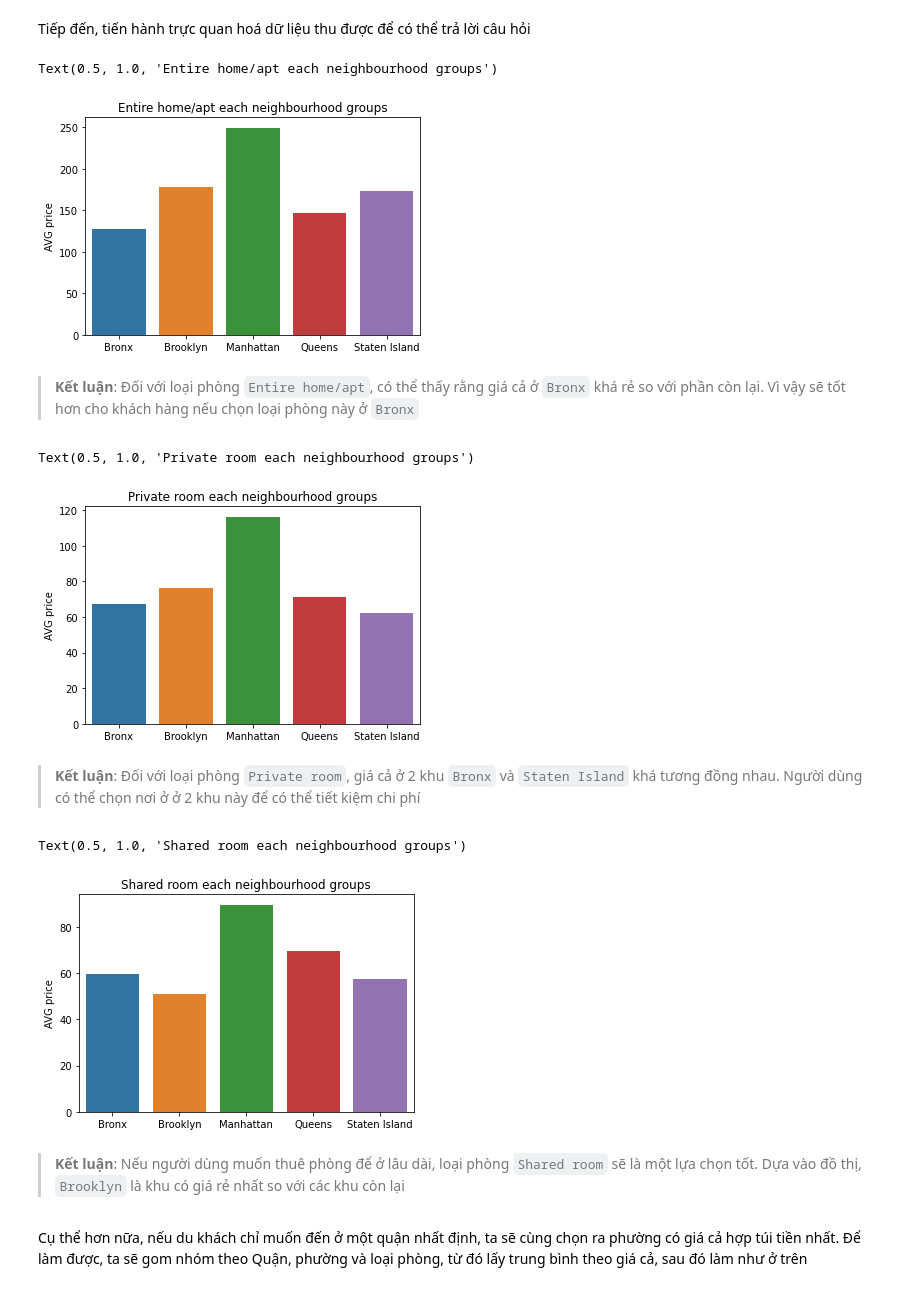
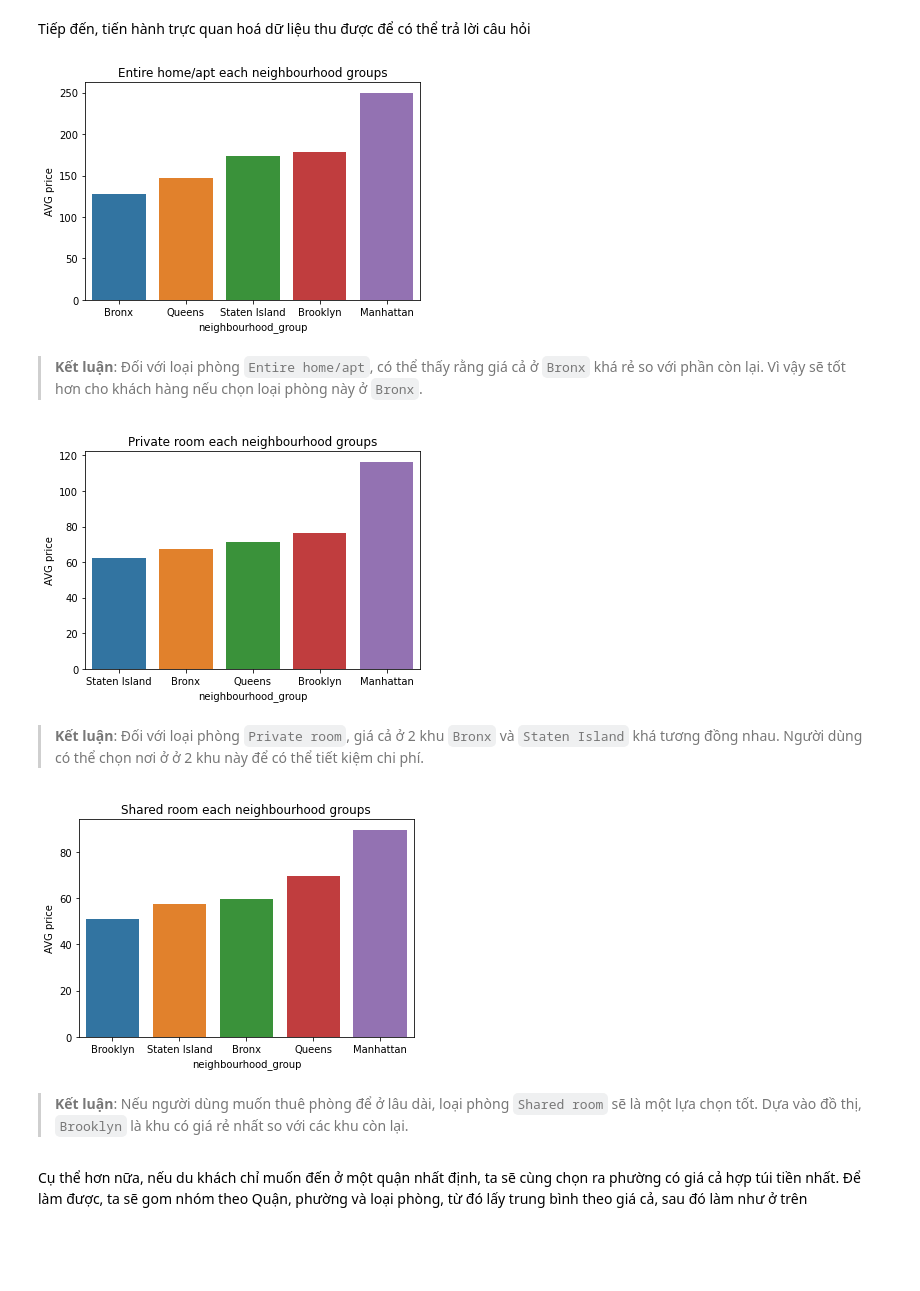
Before and after one commit to huutuan122/P4DS_Final, a Jupyter notebook: code/19127082_19127083.ipynb, the cells around one changed output. Cells and saved outputs as stored; diff of their text form; code cells hidden in the pictures; blank space fills up the shorter version.

```diff
--- a/code/19127082_19127083.ipynb
+++ b/code/19127082_19127083.ipynb
@@ -339,32 +337,32 @@ type
 # %% [markdown]
 Tiếp đến, tiến hành trực quan hoá dữ liệu thu được để có thể trả lời câu hỏi
 # %%
-ax = sns.barplot(x=neigh_group, y=list(overall.loc['Entire home/apt'].values))
+Entire_home_apt = overall.iloc[0].sort_values().reset_index().drop('level_0',axis=1)
+ax = sns.barplot(x=Entire_home_apt['neighbourhood_group'], y=list(Entire_home_apt['Entire home/apt']))
 ax.set_ylabel('AVG price')
-ax.set_title('Entire home/apt each neighbourhood groups')
+ax.set_title('Entire home/apt each neighbourhood groups');
 # %% [output]
-Text(0.5, 1.0, 'Entire home/apt each neighbourhood groups')
-[figure, old version]
+[figure, new version]
 # %% [markdown]
-> **Kết luận**: Đối với loại phòng `Entire home/apt`, có thể thấy rằng giá cả ở `Bronx` khá rẻ so với phần còn lại. Vì vậy sẽ tốt hơn cho khách hàng nếu chọn loại phòng này ở `Bronx`
+> **Kết luận**: Đối với loại phòng `Entire home/apt`, có thể thấy rằng giá cả ở `Bronx` khá rẻ so với phần còn lại. Vì vậy sẽ tốt hơn cho khách hàng nếu chọn loại phòng này ở `Bronx`.
 # %%
-ax = sns.barplot(x=neigh_group, y=list(overall.loc['Private room'].values))
+Private_room = overall.iloc[1].sort_values().reset_index().drop('level_0',axis=1)
+ax = sns.barplot(x=Private_room['neighbourhood_group'], y=list(Private_room['Private room']))
 ax.set_ylabel('AVG price')
-ax.set_title('Private room each neighbourhood groups')
+ax.set_title('Private room each neighbourhood groups');
 # %% [output]
-Text(0.5, 1.0, 'Private room each neighbourhood groups')
-[figure, old version]
+[figure, new version]
 # %% [markdown]
-> **Kết luận**: Đối với loại phòng `Private room`, giá cả ở 2 khu `Bronx` và `Staten Island` khá tương đồng nhau. Người dùng có thể chọn nơi ở ở 2 khu này để có thể tiết kiệm chi phí
+> **Kết luận**: Đối với loại phòng `Private room`, giá cả ở 2 khu `Bronx` và `Staten Island` khá tương đồng nhau. Người dùng có thể chọn nơi ở ở 2 khu này để có thể tiết kiệm chi phí.
 # %%
-ax = sns.barplot(x=neigh_group, y=list(overall.loc['Shared room'].values))
+Shared_room = overall.iloc[2].sort_values().reset_index().drop('level_0',axis=1)
+ax = sns.barplot(x=Shared_room['neighbourhood_group'], y=list(Shared_room['Shared room']))
 ax.set_ylabel('AVG price')
-ax.set_title('Shared room each neighbourhood groups')
+ax.set_title('Shared room each neighbourhood groups');
 # %% [output]
-Text(0.5, 1.0, 'Shared room each neighbourhood groups')
-[figure, old version]
+[figure, new version]
 # %% [markdown]
-> **Kết luận**: Nếu người dùng muốn thuê phòng để ở lâu dài, loại phòng `Shared room` sẽ là một lựa chọn tốt. Dựa vào đồ thị, `Brooklyn` là khu có giá rẻ nhất so với các khu còn lại
+> **Kết luận**: Nếu người dùng muốn thuê phòng để ở lâu dài, loại phòng `Shared room` sẽ là một lựa chọn tốt. Dựa vào đồ thị, `Brooklyn` là khu có giá rẻ nhất so với các khu còn lại.
 # %% [markdown]
 Cụ thể hơn nữa, nếu du khách chỉ muốn đến ở một quận nhất định, ta sẽ cùng chọn ra phường có giá cả hợp túi tiền nhất. Để làm được, ta sẽ gom nhóm theo Quận, phường và loại phòng, từ đó lấy trung bình theo giá cả, sau đó làm như ở trên
 # %%
```
Also changed, not shown: parts of 7 cells of this notebook.
